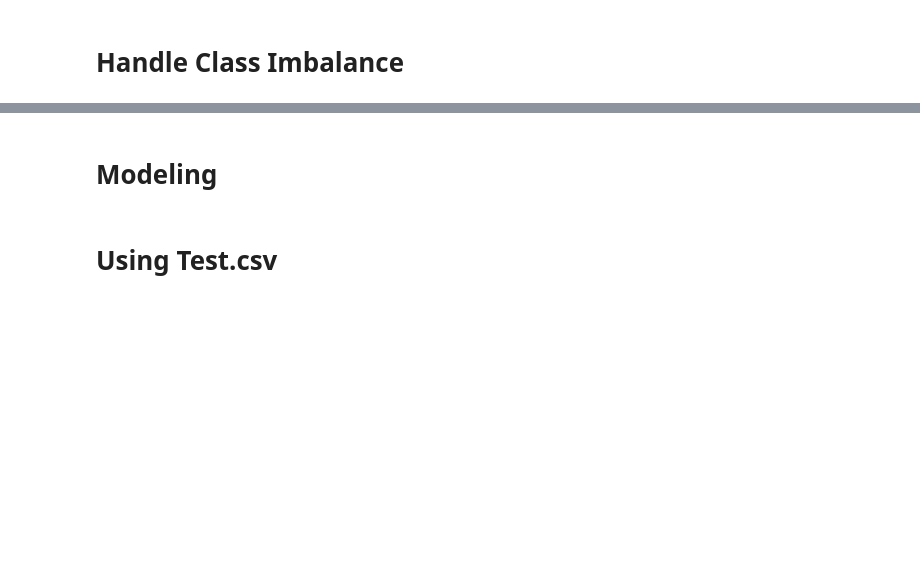
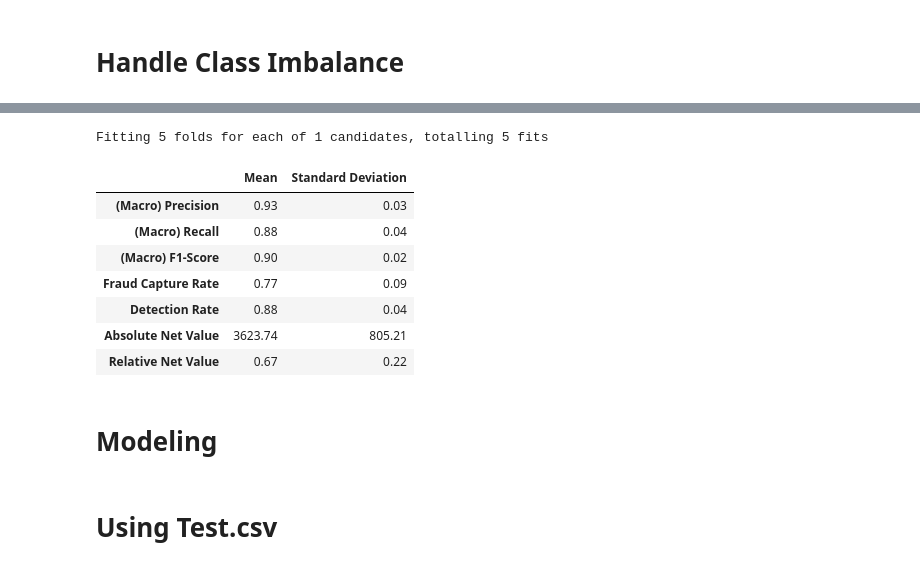
Before and after one commit to BSDSBA-JF/ML-II-Labs, a Jupyter notebook: 01/01-lab-materials/MAIN-LT 7-Lab 1.ipynb, the cells around one changed output, grey strips where cells are left out. Saved outputs shown, nothing was run; the diff lists cells and outputs as text; code cells hidden in the pictures; blank space fills up the shorter version.

```diff
--- a/01/01-lab-materials/MAIN-LT 7-Lab 1.ipynb
+++ b/01/01-lab-materials/MAIN-LT 7-Lab 1.ipynb
@@ -577,3 +599,32 @@ Fitting 5 folds for each of 1 candidates, totalling 5 fits
+# %%
+# Actual class counts
+class_counts = y_train.value_counts()
+minority_count = class_counts.min()
+
+# Compute the ratio for RandomUnderSampler
+target_majority = 30000
+ratio = minority_count / target_majority
+
+# For (Less Harsh) Random Undersampling WITH Class Weighting
+rus_weighting = RandomUnderSampler(sampling_strategy=ratio, random_state=92)
+
+rus_weighting_model = FraudDetector().experiment_fit(
+    X_train,
+    y_train,
+    sample_strategy=rus_weighting,
+    sample_weight='balanced'
+)
+see_metrics(rus_weighting_model)
+# %% [output]
+Fitting 5 folds for each of 1 candidates, totalling 5 fits
+|  | Mean | Standard Deviation |
+| (Macro) Precision | 0.93 | 0.03 |
+| (Macro) Recall | 0.88 | 0.04 |
+| (Macro) F1-Score | 0.90 | 0.02 |
+| Fraud Capture Rate | 0.77 | 0.09 |
+| Detection Rate | 0.88 | 0.04 |
+| Absolute Net Value | 3623.74 | 805.21 |
+| Relative Net Value | 0.67 | 0.22 |
 # %% [markdown]
 # Modeling
 # %% [markdown]
```
Also changed, not shown: parts of 13 cells of this notebook.
